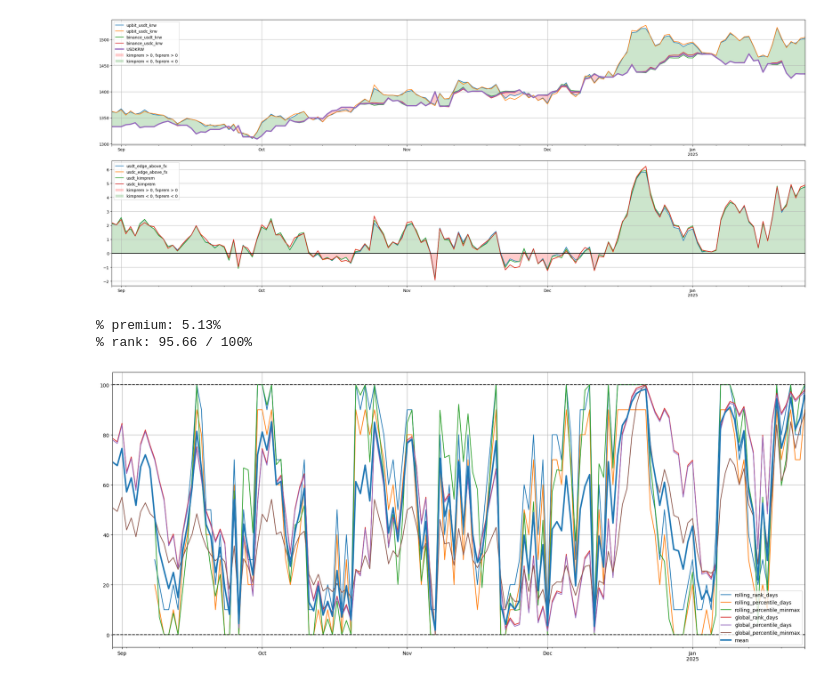
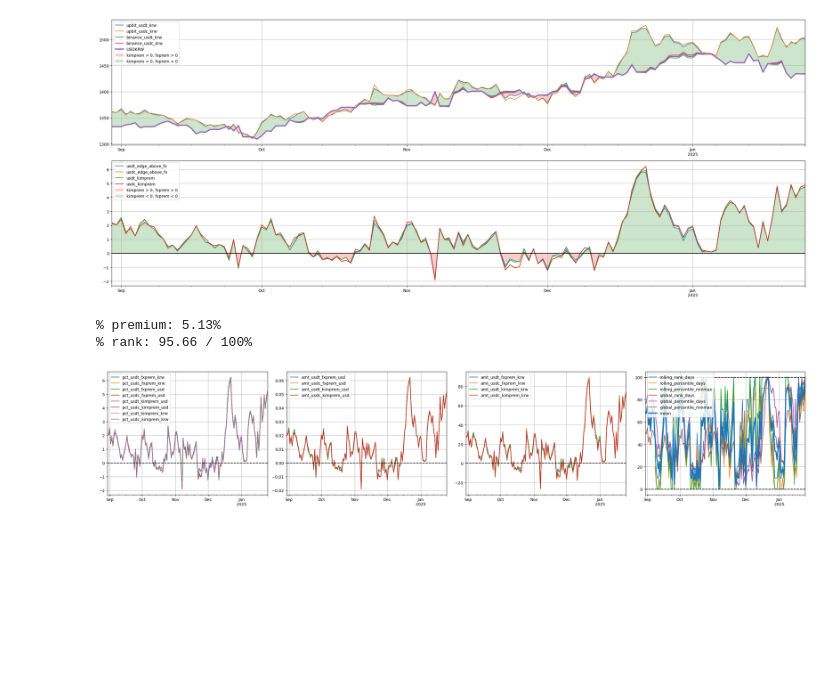
Before and after one commit to duckeun16/Crypto, a Jupyter notebook: Crypto Analysis.ipynb, the cells around one changed output. Drawn from its saved outputs; the diff is of its cells as text; code cells hidden in the pictures; blank space fills up the shorter version.

Commit message:
edited plot

```diff
--- a/Crypto Analysis.ipynb
+++ b/Crypto Analysis.ipynb
@@ -280,23 +280,33 @@ usdt_edge_above_fx:  70.07 KRW
 # %%
 import fx_premium as fxp
 import importlib
 importlib.reload(fxp)
 
 output_dict = fxp.get_fx_premium(regex='^pct_.*_krw$', window=10)
 stablecoin_fx_pairs = output_dict['stablecoin_fx_pairs']
 rank = output_dict['rank']
 summ_ser = output_dict['summ_ser']
 summ_rank = output_dict['summ_rank']
+
+# stablecoin_fx_pairs.filter(regex='^yf_pct_.*').plot()
+# stablecoin_fx_pairs.filter(regex='^yf_amt_.*_krw$').plot()
+# stablecoin_fx_pairs.filter(regex='^yf_amt_.*_usd$').plot()
+fig,ax = plt.subplots(1,4, figsize=(25,5), sharex=True)
+stablecoin_fx_pairs.filter(regex='^pct_.*').plot(ax=ax[0])
+stablecoin_fx_pairs.filter(regex='^amt_.*_usd$').plot(ax=ax[1])
+stablecoin_fx_pairs.filter(regex='^amt_.*_krw$').plot(ax=ax[2])
+
+rank.plot(ax=ax[3])
+rank.mean(axis=1).plot(ax=ax[3], lw=3, label='mean', c='tab:blue')
+ax[3].axhline(0, c='black', ls='--')
+ax[3].axhline(100, c='black', ls='--')
+
+for i in range(len(ax)):
+    ax[i].grid()
+    ax[i].legend(loc='upper left')
+    ax[i].axhline(0, c='black', ls='--')
+plt.tight_layout();
 # %% [output]
 % premium: 5.13%
 % rank: 95.66 / 100%
+[figure, added]
-# %%
-fig,ax = plt.subplots(figsize=(25,10))
-rank.plot(ax=ax)
-rank.mean(axis=1).plot(ax=ax, lw=3, label='mean', c='tab:blue')
-ax.axhline(0, c='black', ls='--')
-ax.axhline(100, c='black', ls='--')
-ax.grid()
-ax.legend();
-# %% [output]
-[figure, removed]
```
Also changed, not shown: parts of 2 cells of this notebook.
